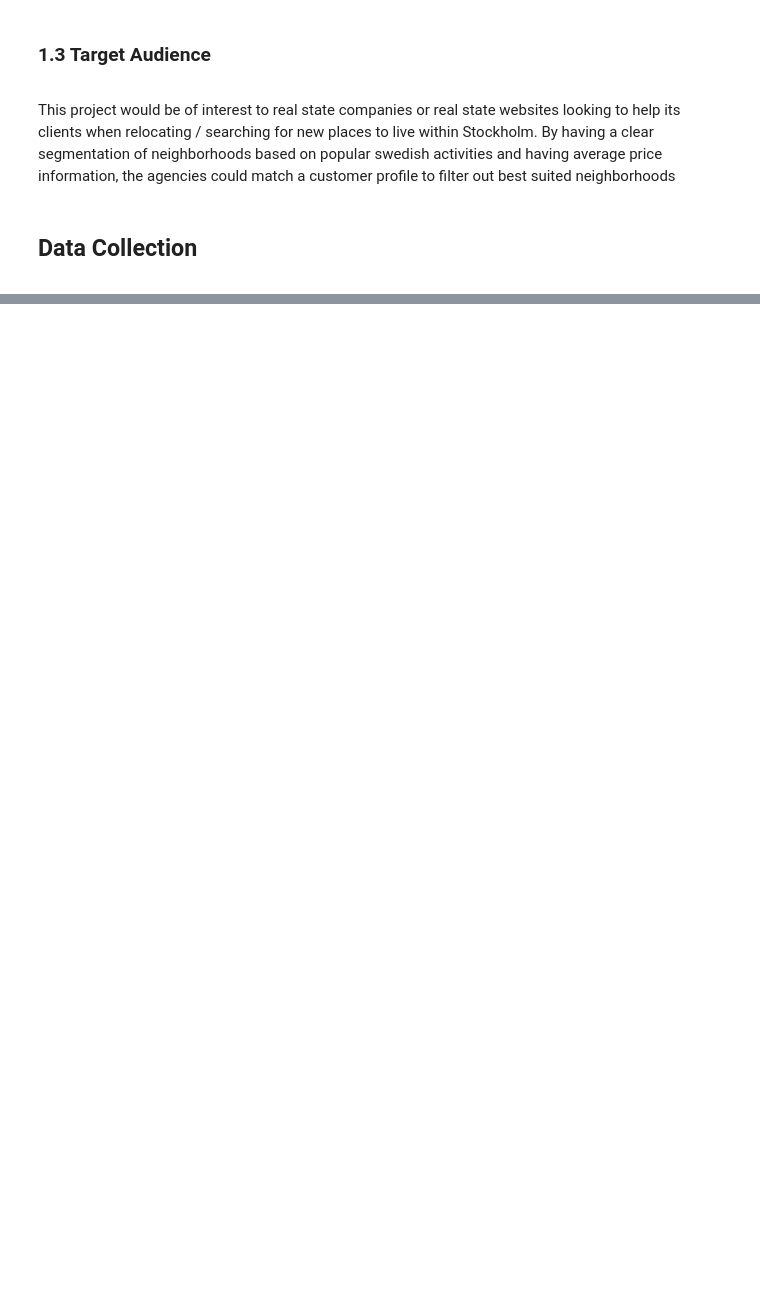
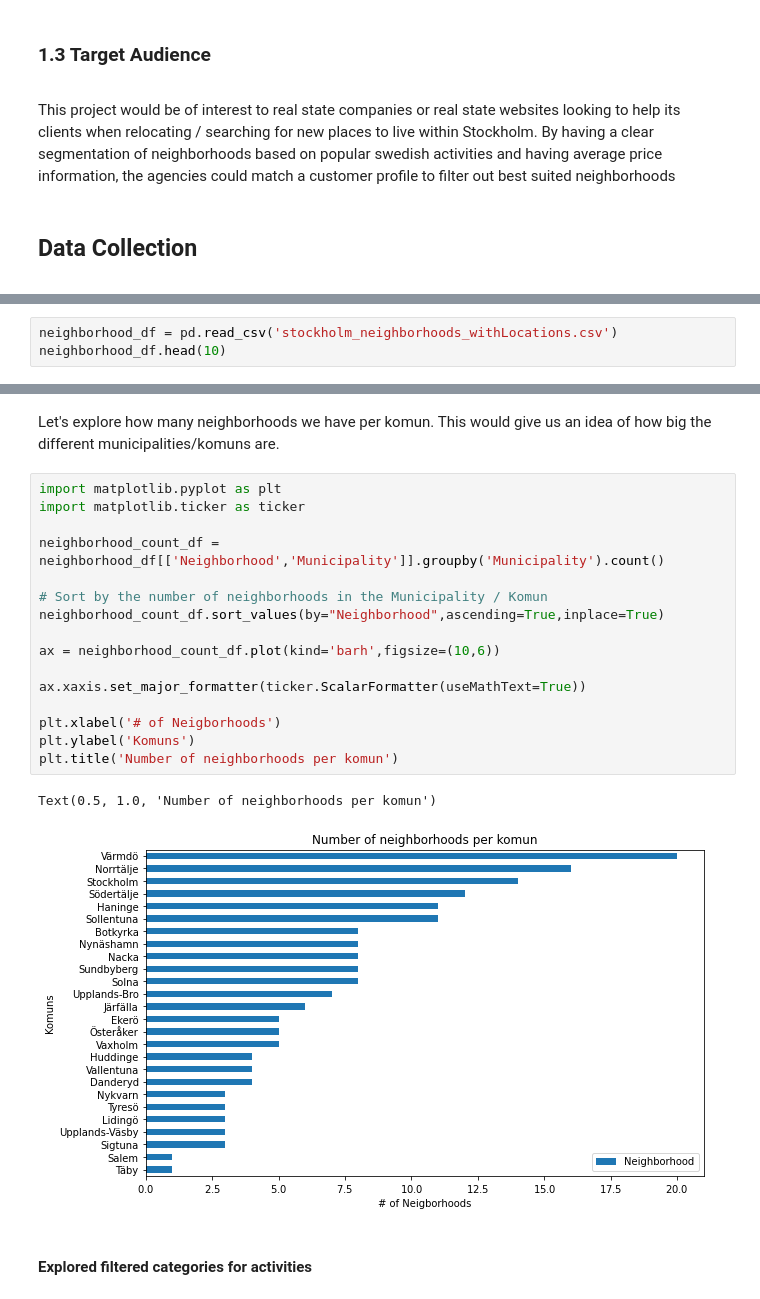
Before and after one commit to agarciatome/Coursera_Capstone, a Jupyter notebook: Coursera_Capstone.ipynb, the cells around one changed output, grey strips where cells are left out. Drawn from its saved outputs; the diff is of its cells as text; blank space fills up the shorter version.

```diff
--- a/Coursera_Capstone.ipynb
+++ b/Coursera_Capstone.ipynb
@@ -69,0 +202,3 @@ import pandas as pd
+# %%
+neighborhood_df = pd.read_csv('stockholm_neighborhoods_withLocations.csv')
+neighborhood_df.head(10)
@@ -69,0 +520,23 @@ import pandas as pd
+# %% [markdown]
+Let's explore how many neighborhoods we have per komun. This would give us an idea of how big the different municipalities/komuns are.
+# %%
+import matplotlib.pyplot as plt
+import matplotlib.ticker as ticker
+
+neighborhood_count_df = neighborhood_df[['Neighborhood','Municipality']].groupby('Municipality').count()
+
+# Sort by the number of neighborhoods in the Municipality / Komun
+neighborhood_count_df.sort_values(by="Neighborhood",ascending=True,inplace=True)
+
+ax = neighborhood_count_df.plot(kind='barh',figsize=(10,6))
+
+ax.xaxis.set_major_formatter(ticker.ScalarFormatter(useMathText=True))
+
+plt.xlabel('# of Neigborhoods')
+plt.ylabel('Komuns')
+plt.title('Number of neighborhoods per komun')
+# %% [output]
+Text(0.5, 1.0, 'Number of neighborhoods per komun')
+[figure, added]
+# %% [markdown]
+<h4> Explored filtered categories for activities</h4>
```
Also changed, not shown: parts of 145 cells of this notebook.
